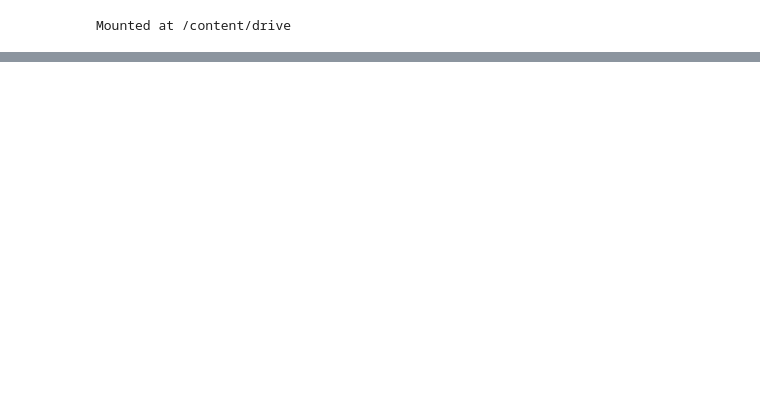
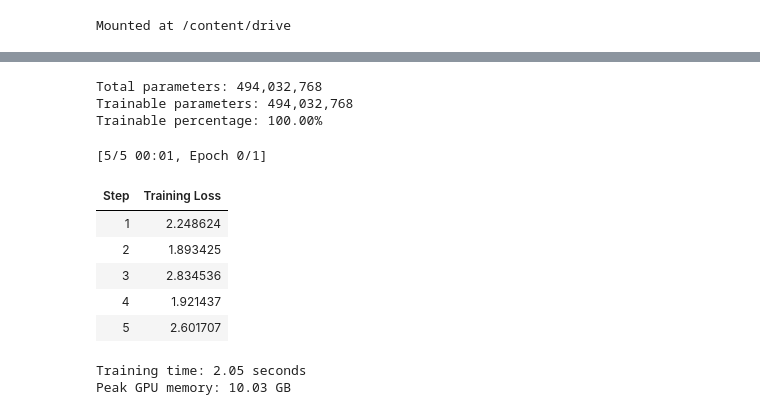
Before and after one commit to kartik2006-del/efficient-finetuning-lora, a Jupyter notebook: lora_finetuning.ipynb, the cells around one changed output, grey strips where cells are left out. Drawn from its saved outputs; the diff is of its cells as text; code cells hidden in the pictures; blank space fills up the shorter version.

Commit message:
LoRA VS Full FT

```diff
--- a/lora_finetuning.ipynb
+++ b/lora_finetuning.ipynb
@@ -403,0 +38,7 @@ total 60K
+# %%
+from transformers import AutoTokenizer
+
+model_name = "Qwen/Qwen2.5-0.5B-Instruct"
+
+tokenizer = AutoTokenizer.from_pretrained(model_name)
+tokenizer.pad_token = tokenizer.eos_token
@@ -403,0 +169,12 @@ total 60K
+# %%
+from transformers import AutoModelForCausalLM
+
+model_name = "Qwen/Qwen2.5-0.5B-Instruct"
+
+full_model = AutoModelForCausalLM.from_pretrained(
+    model_name,
+    torch_dtype=torch.float32,
+    device_map="auto"
+)
+
+full_model.train()
@@ -403,0 +199,61 @@ total 60K
+# %%
+total_params = sum(p.numel() for p in full_model.parameters())
+
+trainable_params = sum(
+    p.numel()
+    for p in full_model.parameters()
+    if p.requires_grad
+)
+
+print(f"Total parameters: {total_params:,}")
+print(f"Trainable parameters: {trainable_params:,}")
+print(f"Trainable percentage: {100 * trainable_params / total_params:.2f}%")
+# %% [output]
+Total parameters: 494,032,768
+Trainable parameters: 494,032,768
+Trainable percentage: 100.00%
+# %%
+import time
+from transformers import TrainingArguments, Trainer
+
+torch.cuda.empty_cache()
+torch.cuda.reset_peak_memory_stats()
+
+full_ft_args = TrainingArguments(
+    output_dir="./outputs/full_ft_test",
+    max_steps=5,
+    per_device_train_batch_size=1,
+    gradient_accumulation_steps=1,
+    learning_rate=2e-5,
+    fp16=True,
+    logging_steps=1,
+    save_strategy="no",
+    report_to="none"
+)
+
+full_ft_trainer = Trainer(
+    model=full_model,
+    args=full_ft_args,
+    train_dataset=full_ft_test_data,
+    data_collator=data_collator
+)
+
+start_time = time.time()
+
+full_ft_trainer.train()
+
+training_time = time.time() - start_time
+peak_memory = torch.cuda.max_memory_allocated() / 1024**3
+
+print(f"\nTraining time: {training_time:.2f} seconds")
+print(f"Peak GPU memory: {peak_memory:.2f} GB")
+# %% [output]
+[5/5 00:01, Epoch 0/1]
+| Step | Training Loss |
+| 1 | 2.248624 |
+| 2 | 1.893425 |
+| 3 | 2.834536 |
+| 4 | 1.921437 |
+| 5 | 2.601707 |
+Training time: 2.05 seconds
+Peak GPU memory: 10.03 GB
```
Also changed, not shown: parts of 41 cells of this notebook.
